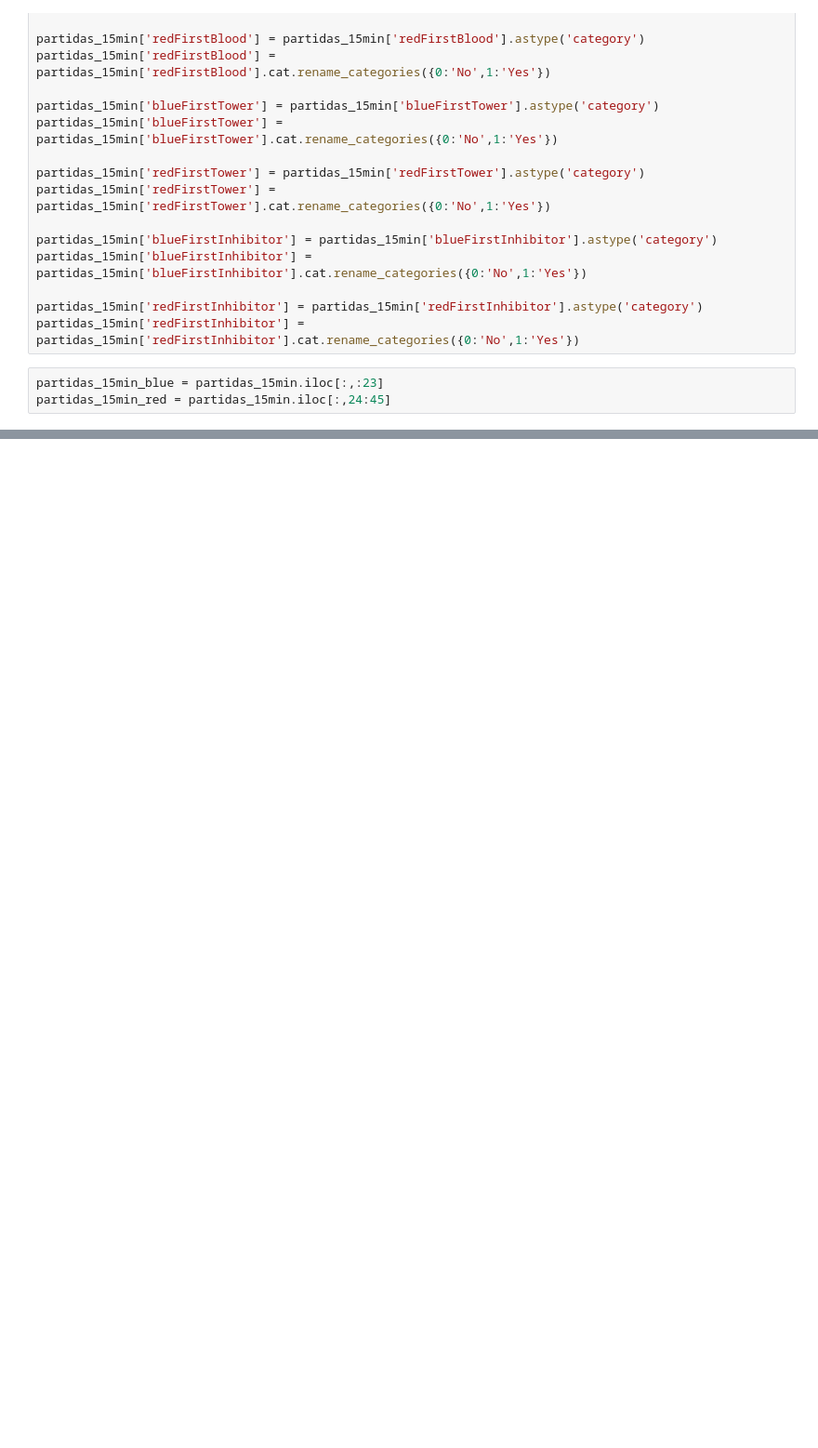
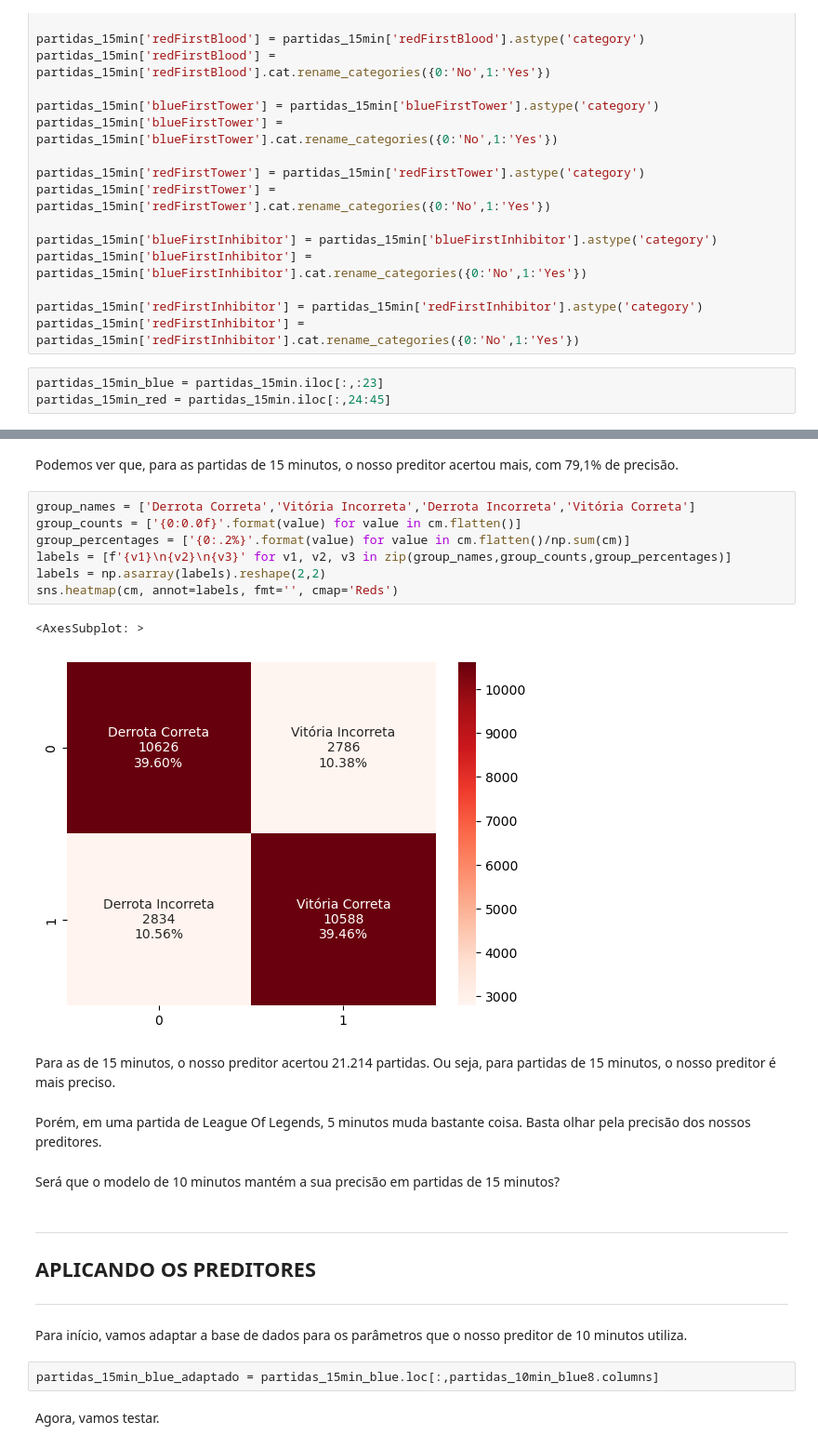
Before and after one commit to cunhavictor111/proj_3_cdados_solorun, a Jupyter notebook: relatorio.ipynb, the cells around one changed output, grey strips where cells are left out. Shown at 93% size. Drawn from its saved outputs; the diff is of its cells as text; blank space fills up the shorter version.

```diff
--- a/relatorio.ipynb
+++ b/relatorio.ipynb
@@ -739,0 +502,28 @@ Test accuracy = 0.791
+# %% [markdown]
+Podemos ver que, para as partidas de 15 minutos, o nosso preditor acertou mais, com 79,1% de precisão.
+# %%
+group_names = ['Derrota Correta','Vitória Incorreta','Derrota Incorreta','Vitória Correta']
+group_counts = ['{0:0.0f}'.format(value) for value in cm.flatten()]
+group_percentages = ['{0:.2%}'.format(value) for value in cm.flatten()/np.sum(cm)]
+labels = [f'{v1}\n{v2}\n{v3}' for v1, v2, v3 in zip(group_names,group_counts,group_percentages)]
+labels = np.asarray(labels).reshape(2,2)
+sns.heatmap(cm, annot=labels, fmt='', cmap='Reds')
+# %% [output]
+<AxesSubplot: >
+[figure, added]
+# %% [markdown]
+Para as de 15 minutos, o nosso preditor acertou 21.214 partidas. Ou seja, para partidas de 15 minutos, o nosso preditor é mais preciso.
+# %% [markdown]
+Porém, em uma partida de League Of Legends, 5 minutos muda bastante coisa. Basta olhar pela precisão dos nossos preditores.
+# %% [markdown]
+Será que o modelo de 10 minutos mantém a sua precisão em partidas de 15 minutos?
+# %% [markdown]
+___
+## **APLICANDO OS PREDITORES**
+___
+# %% [markdown]
+Para início, vamos adaptar a base de dados para os parâmetros que o nosso preditor de 10 minutos utiliza.
+# %%
+partidas_15min_blue_adaptado = partidas_15min_blue.loc[:,partidas_10min_blue8.columns]
+# %% [markdown]
+Agora, vamos testar.
```
Also changed, not shown: parts of 85 cells of this notebook.
